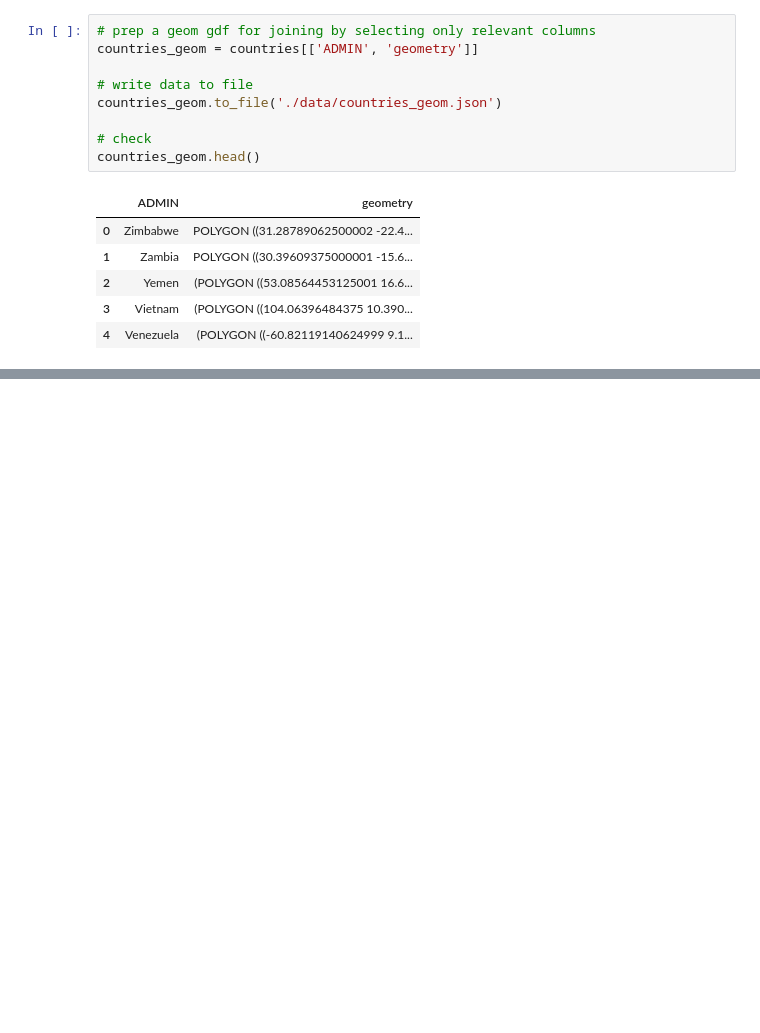
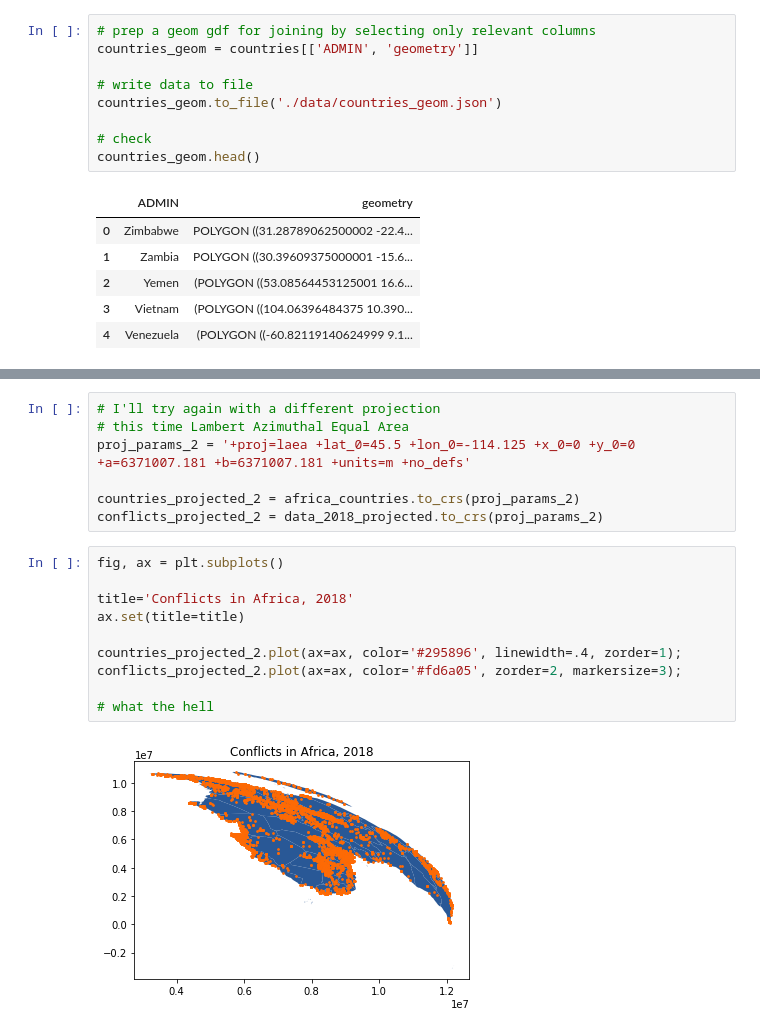
Before and after one commit to stinewoodward/map674-module-07, a Jupyter notebook: geopandas-exercises.ipynb, the cells around one changed output, grey strips where cells are left out. Drawn from its saved outputs; the diff is of its cells as text; blank space fills up the shorter version.

```diff
--- a/geopandas-exercises.ipynb
+++ b/geopandas-exercises.ipynb
@@ -105,0 +182,19 @@ KeyError: 'ADMIN'
+# %%
+# I'll try again with a different projection
+# this time Lambert Azimuthal Equal Area
+proj_params_2 = '+proj=laea +lat_0=45.5 +lon_0=-114.125 +x_0=0 +y_0=0 +a=6371007.181 +b=6371007.181 +units=m +no_defs'
+
+countries_projected_2 = africa_countries.to_crs(proj_params_2)
+conflicts_projected_2 = data_2018_projected.to_crs(proj_params_2)
+# %%
+fig, ax = plt.subplots()
+
+title='Conflicts in Africa, 2018'
+ax.set(title=title)
+
+countries_projected_2.plot(ax=ax, color='#295896', linewidth=.4, zorder=1);
+conflicts_projected_2.plot(ax=ax, color='#fd6a05', zorder=2, markersize=3);
+
+# what the hell
+# %% [output]
+[figure, added]
```
Also changed, not shown: parts of 10 cells of this notebook, 2 other files.
